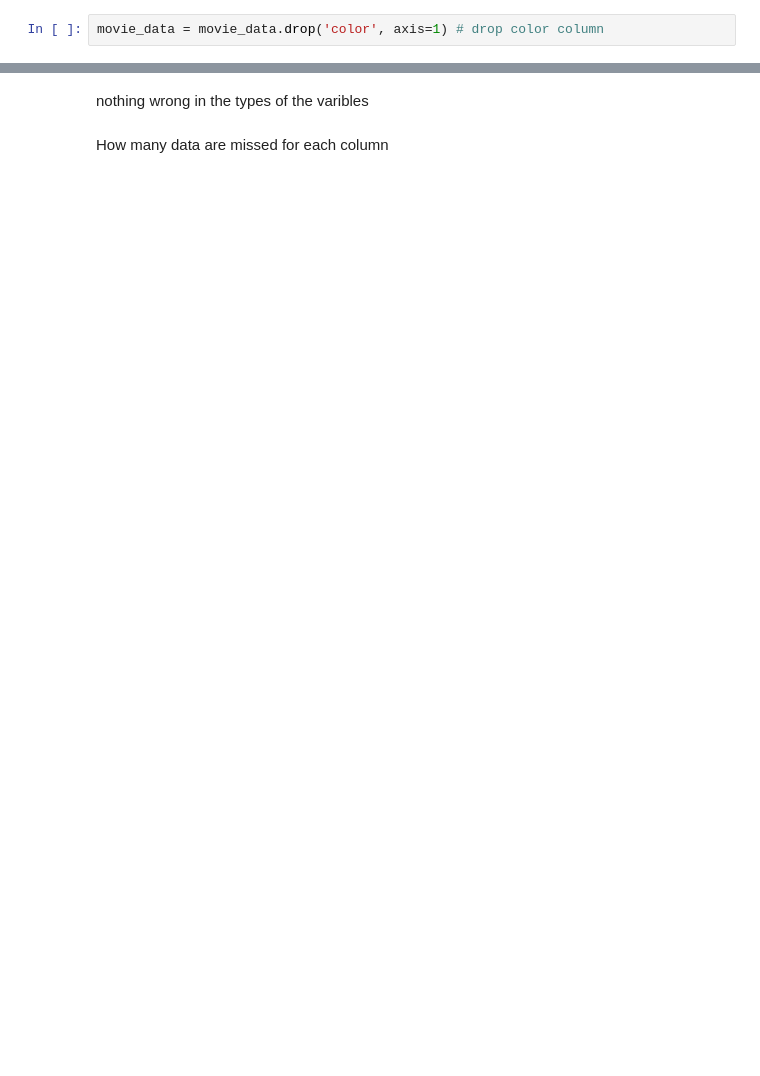
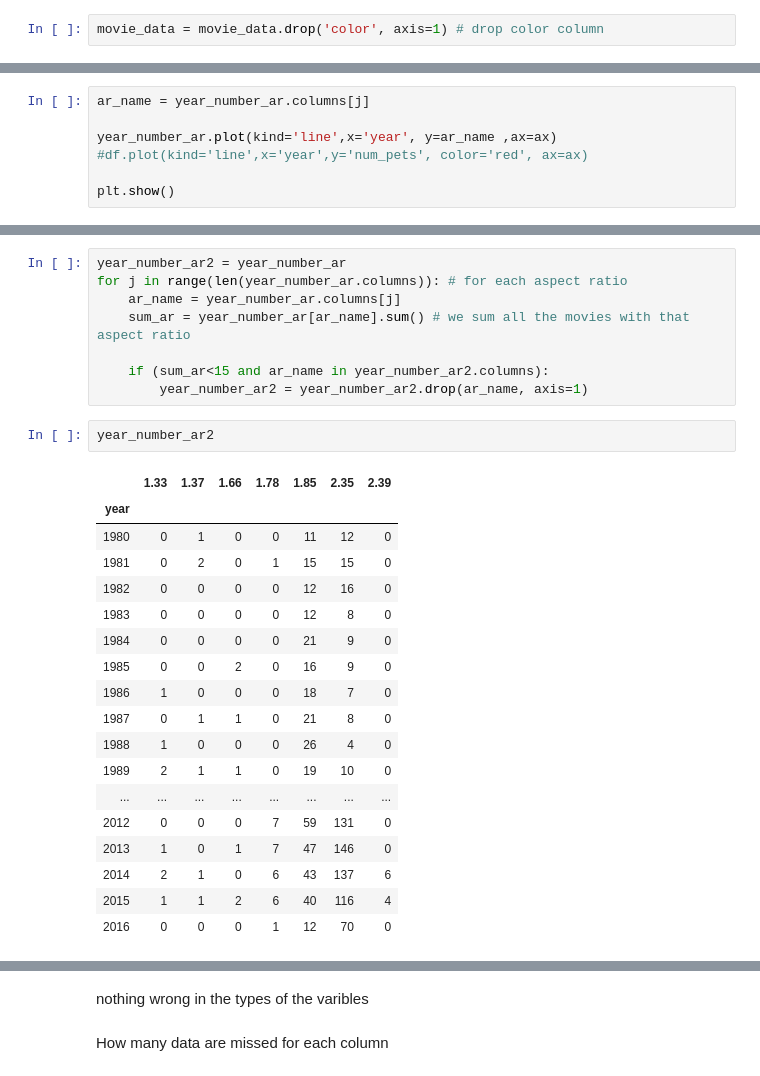
Before and after one commit to anitamezzetti/EPFL_Data_science_in_practice, a Jupyter notebook: Project/project.ipynb, the cells around one changed output, grey strips where cells are left out. Cells and saved outputs as stored; diff of their text form; blank space fills up the shorter version.

```diff
--- a/Project/project.ipynb
+++ b/Project/project.ipynb
@@ -184,0 +226,7 @@ dtype: object
+# %%
+ar_name = year_number_ar.columns[j]
+
+year_number_ar.plot(kind='line',x='year', y=ar_name ,ax=ax)
+#df.plot(kind='line',x='year',y='num_pets', color='red', ax=ax)
+
+plt.show()
@@ -184,0 +235,29 @@ dtype: object
+# %%
+year_number_ar2 = year_number_ar
+for j in range(len(year_number_ar.columns)): # for each aspect ratio
+    ar_name = year_number_ar.columns[j]
+    sum_ar = year_number_ar[ar_name].sum() # we sum all the movies with that aspect ratio
+
+    if (sum_ar<15 and ar_name in year_number_ar2.columns):
+        year_number_ar2 = year_number_ar2.drop(ar_name, axis=1)
+# %%
+year_number_ar2
+# %% [output]
+|  | 1.33 | 1.37 | 1.66 | 1.78 | 1.85 | 2.35 | 2.39 |
+| year |  |  |  |  |  |  |  |
+| 1980 | 0 | 1 | 0 | 0 | 11 | 12 | 0 |
+| 1981 | 0 | 2 | 0 | 1 | 15 | 15 | 0 |
+| 1982 | 0 | 0 | 0 | 0 | 12 | 16 | 0 |
+| 1983 | 0 | 0 | 0 | 0 | 12 | 8 | 0 |
+| 1984 | 0 | 0 | 0 | 0 | 21 | 9 | 0 |
+| 1985 | 0 | 0 | 2 | 0 | 16 | 9 | 0 |
+| 1986 | 1 | 0 | 0 | 0 | 18 | 7 | 0 |
+| 1987 | 0 | 1 | 1 | 0 | 21 | 8 | 0 |
+| 1988 | 1 | 0 | 0 | 0 | 26 | 4 | 0 |
+| 1989 | 2 | 1 | 1 | 0 | 19 | 10 | 0 |
+| ... | ... | ... | ... | ... | ... | ... | ... |
+| 2012 | 0 | 0 | 0 | 7 | 59 | 131 | 0 |
+| 2013 | 1 | 0 | 1 | 7 | 47 | 146 | 0 |
+| 2014 | 2 | 1 | 0 | 6 | 43 | 137 | 6 |
+| 2015 | 1 | 1 | 2 | 6 | 40 | 116 | 4 |
+| 2016 | 0 | 0 | 0 | 1 | 12 | 70 | 0 |
```
Also changed, not shown: parts of 24 cells of this notebook.
